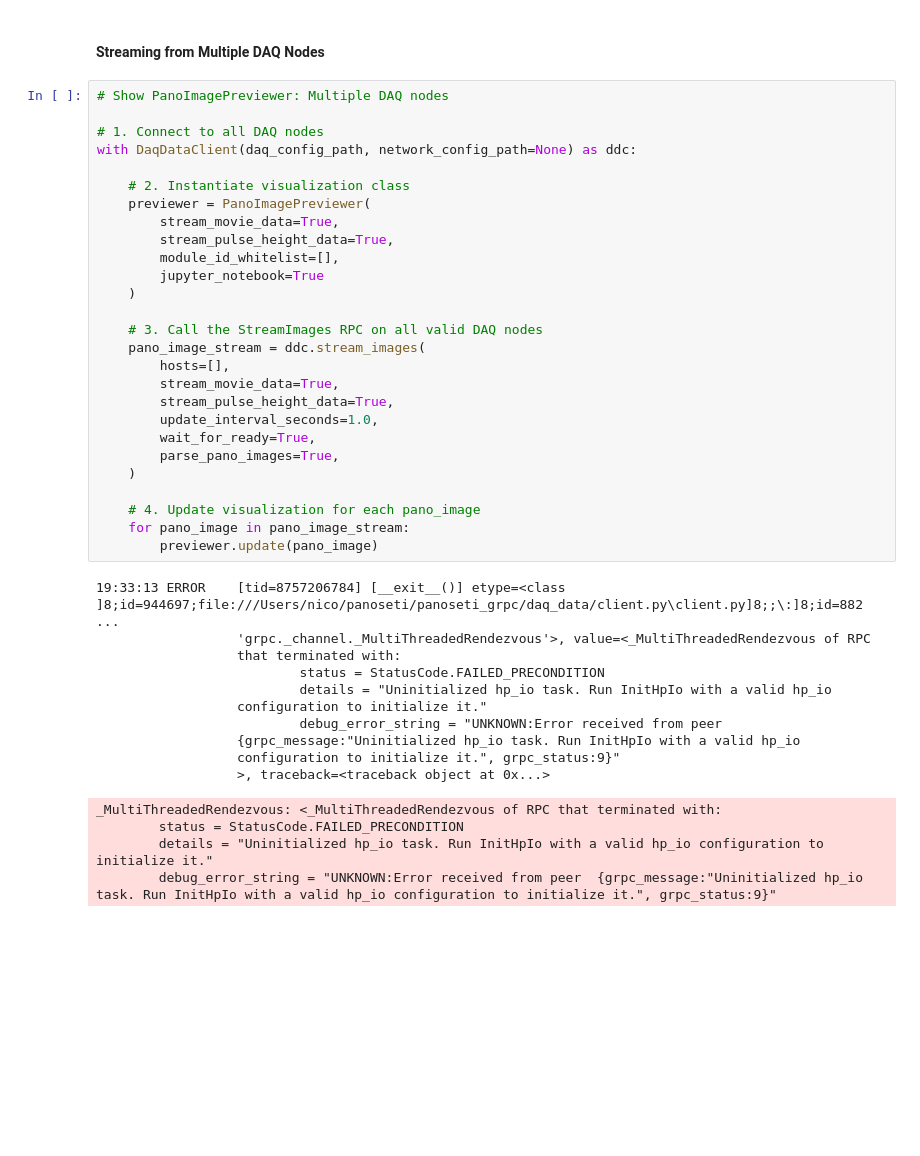
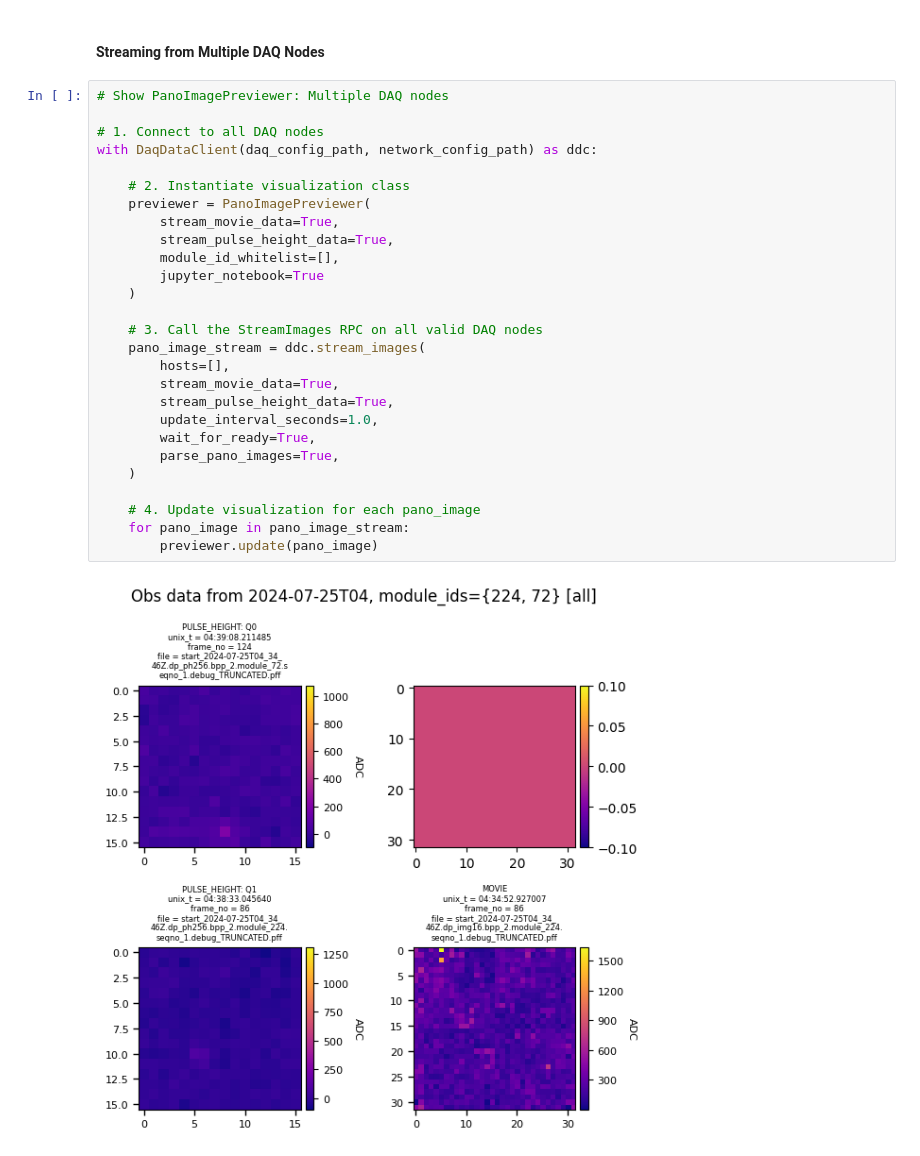
Before and after one commit to panoseti/panoseti_grpc, a Jupyter notebook: daq_data_client_demo.ipynb, the cells around one changed output. Saved outputs shown, nothing was run; the diff lists cells and outputs as text; blank space fills up the shorter version.

```diff
--- a/daq_data_client_demo.ipynb
+++ b/daq_data_client_demo.ipynb
@@ -129,42 +163,29 @@ with DaqDataClient(daq_config_path, network_config_path=None) as ddc:
 # %%
 # Show PanoImagePreviewer: Multiple DAQ nodes
 
 # 1. Connect to all DAQ nodes
-with DaqDataClient(daq_config_path, network_config_path=None) as ddc:
+with DaqDataClient(daq_config_path, network_config_path) as ddc:
 
     # 2. Instantiate visualization class
     previewer = PanoImagePreviewer(
         stream_movie_data=True,
         stream_pulse_height_data=True,
         module_id_whitelist=[],
         jupyter_notebook=True
     )
 
     # 3. Call the StreamImages RPC on all valid DAQ nodes
     pano_image_stream = ddc.stream_images(
         hosts=[],
         stream_movie_data=True,
         stream_pulse_height_data=True,
         update_interval_seconds=1.0,
         wait_for_ready=True,
         parse_pano_images=True,
     )
 
     # 4. Update visualization for each pano_image
     for pano_image in pano_image_stream:
         previewer.update(pano_image)
 # %% [output]
-19:33:13 ERROR    [tid=8757206784] [__exit__()] etype=<class                                          ]8;id=944697;file:///Users/nico/panoseti/panoseti_grpc/daq_data/client.py\client.py]8;;\:]8;id=882 ...
-                  'grpc._channel._MultiThreadedRendezvous'>, value=<_MultiThreadedRendezvous of RPC
-                  that terminated with:
-                          status = StatusCode.FAILED_PRECONDITION
-                          details = "Uninitialized hp_io task. Run InitHpIo with a valid hp_io
-                  configuration to initialize it."
-                          debug_error_string = "UNKNOWN:Error received from peer
-                  {grpc_message:"Uninitialized hp_io task. Run InitHpIo with a valid hp_io
-                  configuration to initialize it.", grpc_status:9}"
-                  >, traceback=<traceback object at 0x...>
-_MultiThreadedRendezvous: <_MultiThreadedRendezvous of RPC that terminated with:
-        status = StatusCode.FAILED_PRECONDITION
-        details = "Uninitialized hp_io task. Run InitHpIo with a valid hp_io configuration to initialize it."
-        debug_error_string = "UNKNOWN:Error received from peer  {grpc_message:"Uninitialized hp_io task. Run InitHpIo with a valid hp_io configuration to initialize it.", grpc_status:9}"
+[figure, added]
```
Also changed, not shown: parts of 5 cells of this notebook, 2 other files.
